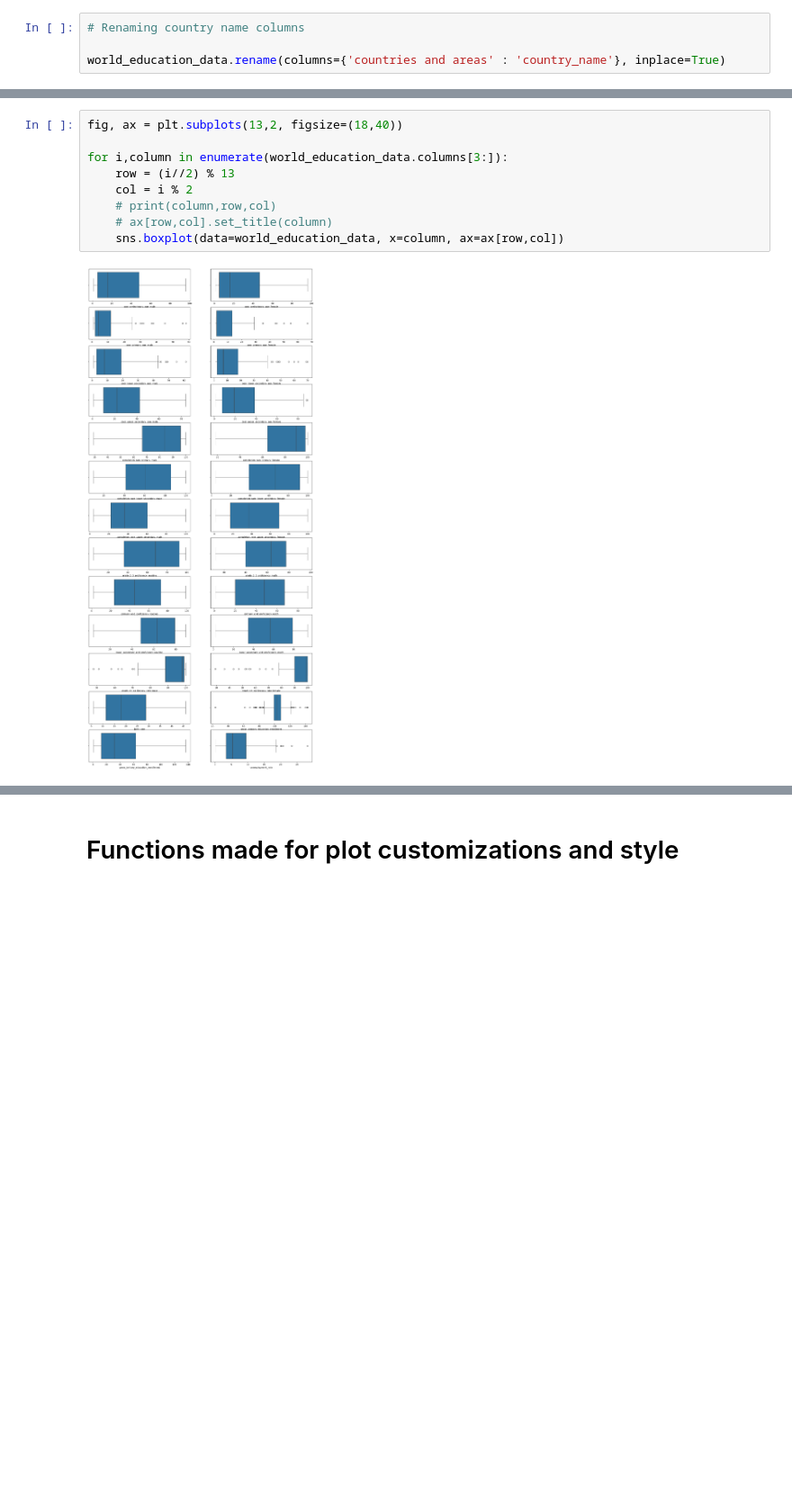
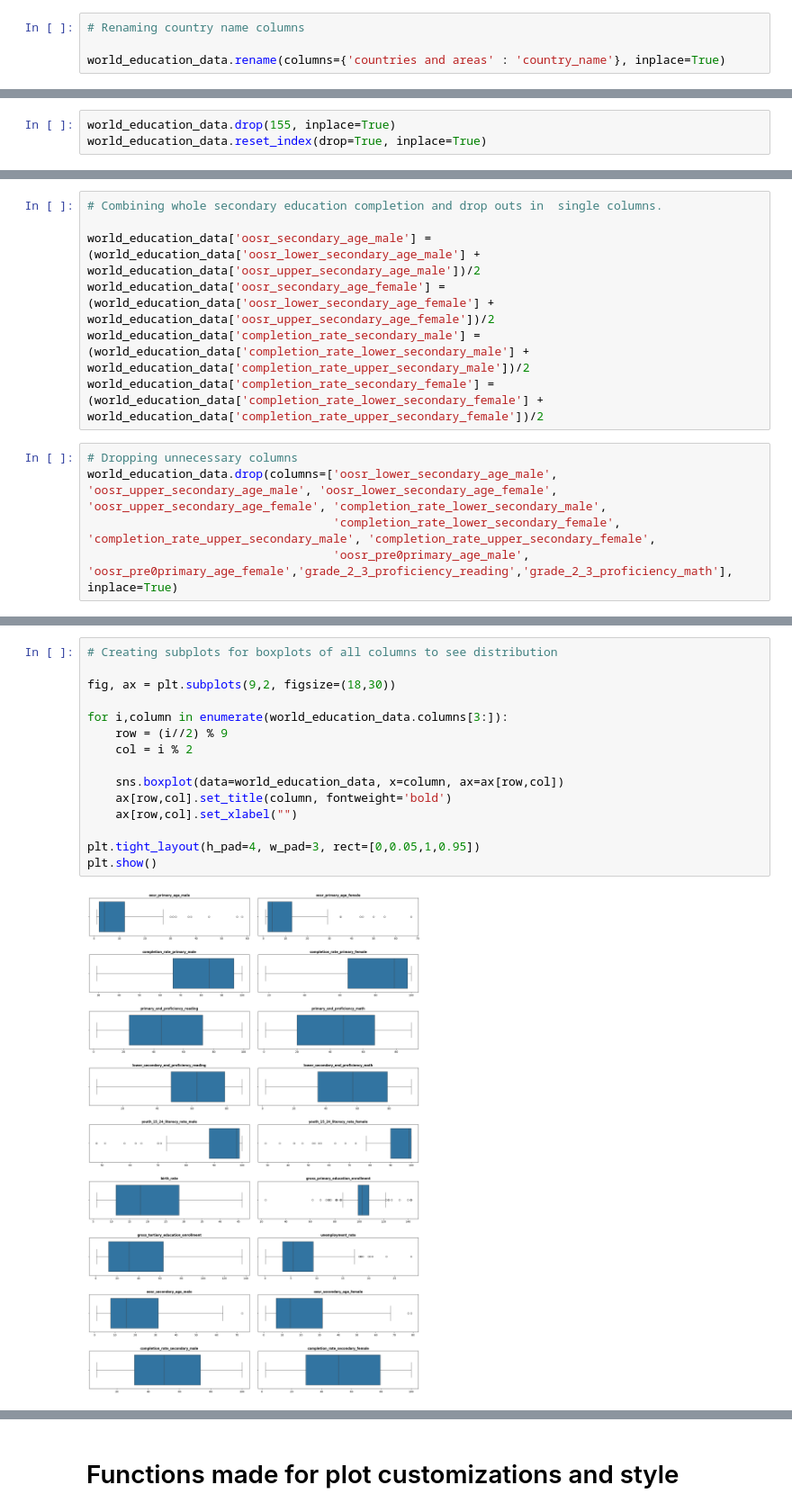
Before and after one commit to ali-bin-kashif/world-educational-dataset-analysis, a Jupyter notebook: world-education-data-analysis.ipynb, the cells around one changed output, grey strips where cells are left out. Shown: that part at 90% size. Saved outputs shown, nothing was run; the diff lists cells and outputs as text; blank space fills up the shorter version.

```diff
--- a/world-education-data-analysis.ipynb
+++ b/world-education-data-analysis.ipynb
@@ -150,3 +157,6 @@ Index(['country_name', 'latitude', 'longitude', 'oosr_pre0primary_age_male',
+# %%
+world_education_data.drop(155, inplace=True)
+world_education_data.reset_index(drop=True, inplace=True)
 # %%
 for col in world_education_data.columns[3:]:
     print(col.upper())
@@ -212,6 +223,18 @@ gross_primary_education_enrollment          15
 gross_tertiary_education_enrollment         19
 unemployment_rate                           26
 dtype: int64
+# %%
+# Combining whole secondary education completion and drop outs in  single columns.
+
+world_education_data['oosr_secondary_age_male'] = (world_education_data['oosr_lower_secondary_age_male'] + world_education_data['oosr_upper_secondary_age_male'])/2
+world_education_data['oosr_secondary_age_female'] = (world_education_data['oosr_lower_secondary_age_female'] + world_education_data['oosr_upper_secondary_age_female'])/2
+world_education_data['completion_rate_secondary_male'] = (world_education_data['completion_rate_lower_secondary_male'] + world_education_data['completion_rate_upper_secondary_male'])/2
+world_education_data['completion_rate_secondary_female'] = (world_education_data['completion_rate_lower_secondary_female'] + world_education_data['completion_rate_upper_secondary_female'])/2
+# %%
+# Dropping unnecessary columns
+world_education_data.drop(columns=['oosr_lower_secondary_age_male', 'oosr_upper_secondary_age_male', 'oosr_lower_secondary_age_female', 'oosr_upper_secondary_age_female', 'completion_rate_lower_secondary_male',
+                                   'completion_rate_lower_secondary_female', 'completion_rate_upper_secondary_male', 'completion_rate_upper_secondary_female',
+                                   'oosr_pre0primary_age_male', 'oosr_pre0primary_age_female','grade_2_3_proficiency_reading','grade_2_3_proficiency_math'], inplace=True)
 # %%
 world_education_data.describe()
 # %% [output]
@@ -228,11 +250,17 @@ world_education_data.describe()
 # %%
-fig, ax = plt.subplots(13,2, figsize=(18,40))
+# Creating subplots for boxplots of all columns to see distribution
+
+fig, ax = plt.subplots(9,2, figsize=(18,30))
 
 for i,column in enumerate(world_education_data.columns[3:]):
-    row = (i//2) % 13
+    row = (i//2) % 9
     col = i % 2
-    # print(column,row,col)
-    # ax[row,col].set_title(column)
+
     sns.boxplot(data=world_education_data, x=column, ax=ax[row,col])
+    ax[row,col].set_title(column, fontweight='bold')
+    ax[row,col].set_xlabel("")
+
+plt.tight_layout(h_pad=4, w_pad=3, rect=[0,0.05,1,0.95])
+plt.show()
 # %% [output]
-[figure, old version]
+[figure, new version]
```
Also changed, not shown: parts of 10 cells of this notebook.
